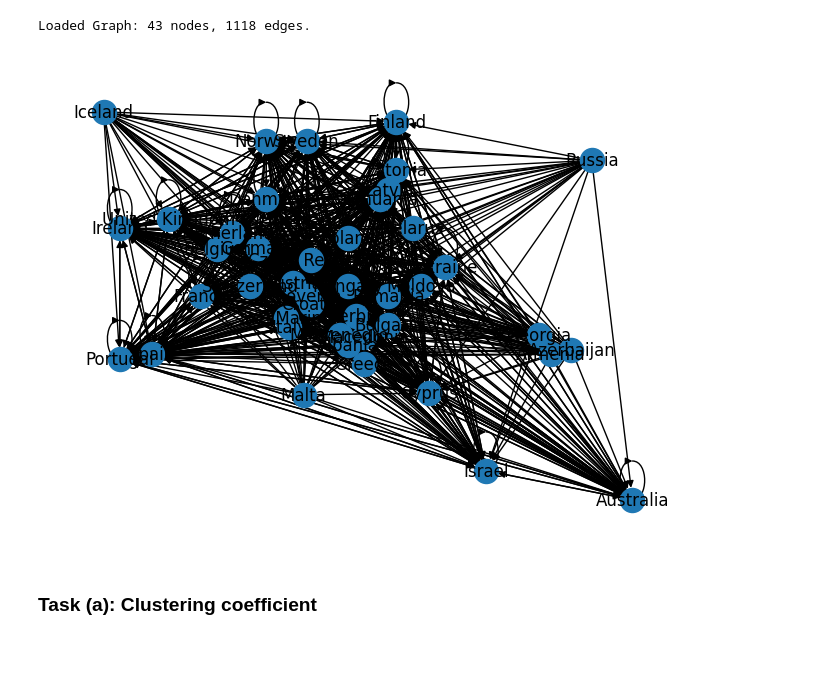
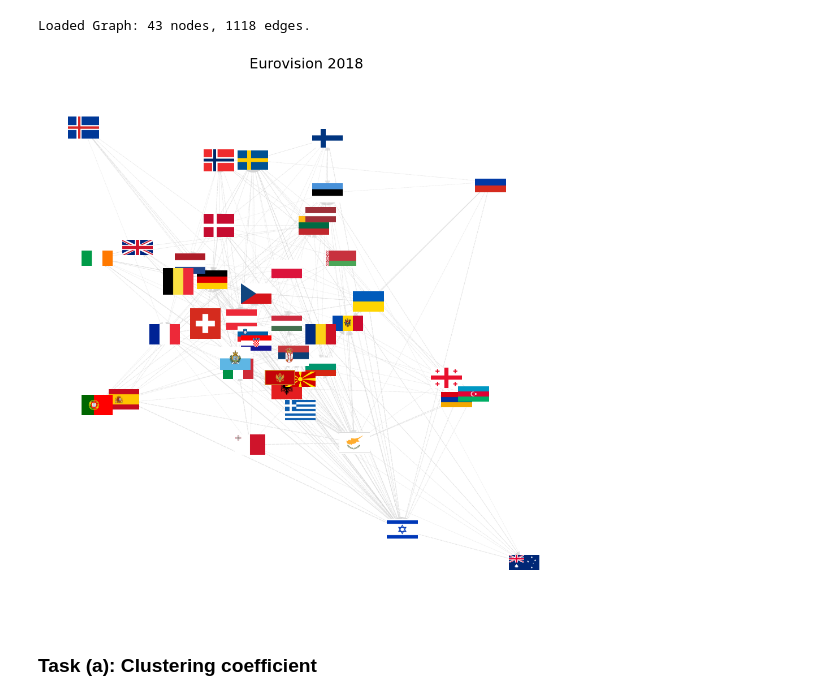
Before and after one commit to kbenedek/DataScience, a Jupyter notebook: HW5/ex-05.ipynb, the cells around one changed output. Drawn from its saved outputs; the diff is of its cells as text; code cells hidden in the pictures; blank space fills up the shorter version.

Commit message:
Add plots.

```diff
--- a/HW5/ex-05.ipynb
+++ b/HW5/ex-05.ipynb
@@ -19,9 +19,10 @@ except FileNotFoundError:
 # %% [output]
 Loaded Graph: 43 nodes, 1118 edges.
 # %%
-nx.draw(G, pos=pos_geo, with_labels=True)
+eu.Visualizer.draw_eurovision_map_with_communities(
+    G, pos_geo, flags, title="Eurovision 2018")
 # %% [output]
-[figure, old version]
+[figure, new version]
 # %% [markdown]
 ### Task (a): Clustering coefficient
 # %%
```
Also changed, not shown: parts of 5 cells of this notebook, 7 other files.
